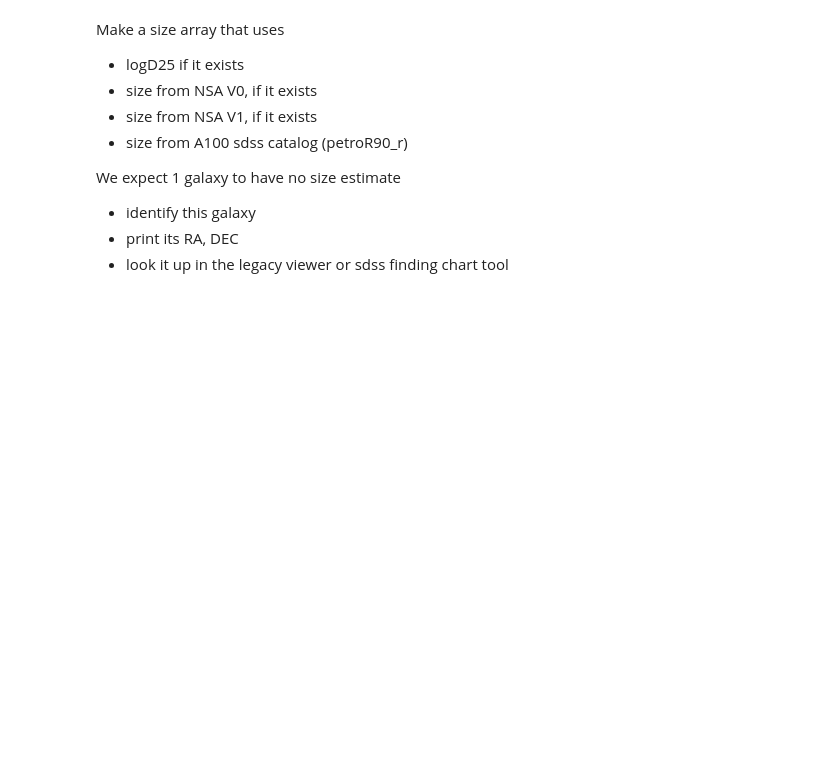
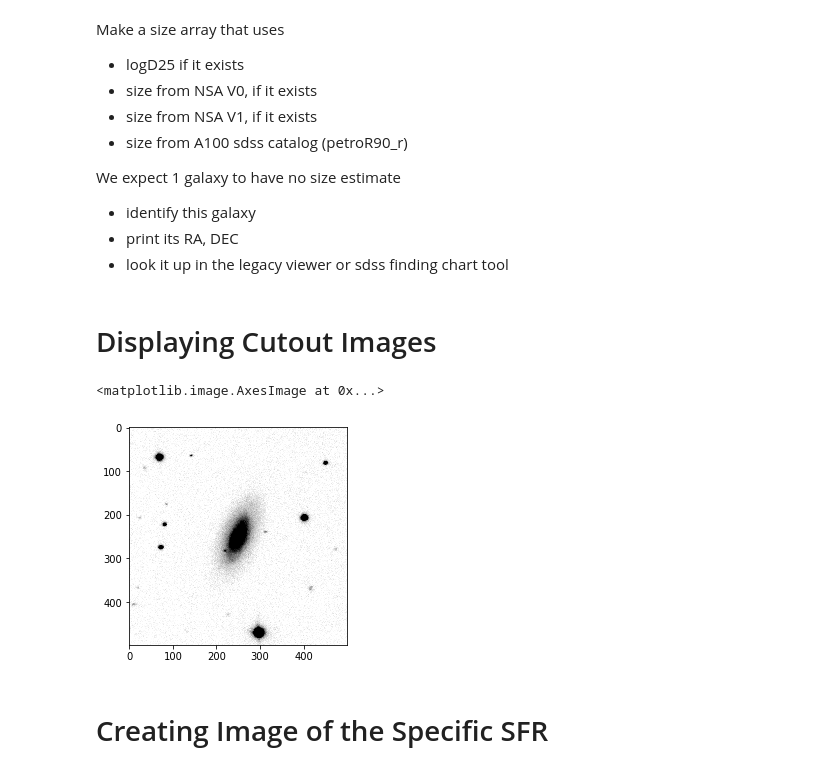
Before and after one commit to rfinn/Virgo, a Jupyter notebook: notebooks/NGCfilament.ipynb, the cells around one changed output. Saved outputs shown, nothing was run; the diff lists cells and outputs as text; code cells hidden in the pictures; blank space fills up the shorter version.

```diff
--- a/notebooks/NGCfilament.ipynb
+++ b/notebooks/NGCfilament.ipynb
@@ -255,3 +286,16 @@ We expect 1 galaxy to have no size estimate
 - identify this galaxy
 - print its RA, DEC
 - look it up in the legacy viewer or sdss finding chart tool
+# %% [markdown]
+# Displaying Cutout Images #
+# %%
+r = fits.getdata('/home/rfinn/research/Virgo/gui-test2/v17-VFID2145-R.fits')
+ha = fits.getdata('/home/rfinn/research/Virgo/gui-test2/v17-VFID2145-CS.fits')
+# %%
+plt.figure()
+plt.imshow(r,vmin=0,vmax=3,cmap='gray_r')
+# %% [output]
+<matplotlib.image.AxesImage at 0x...>
+[figure, added]
+# %% [markdown]
+# Creating Image of the Specific SFR #
```
Also changed, not shown: parts of 7 cells of this notebook, 7 other files.
